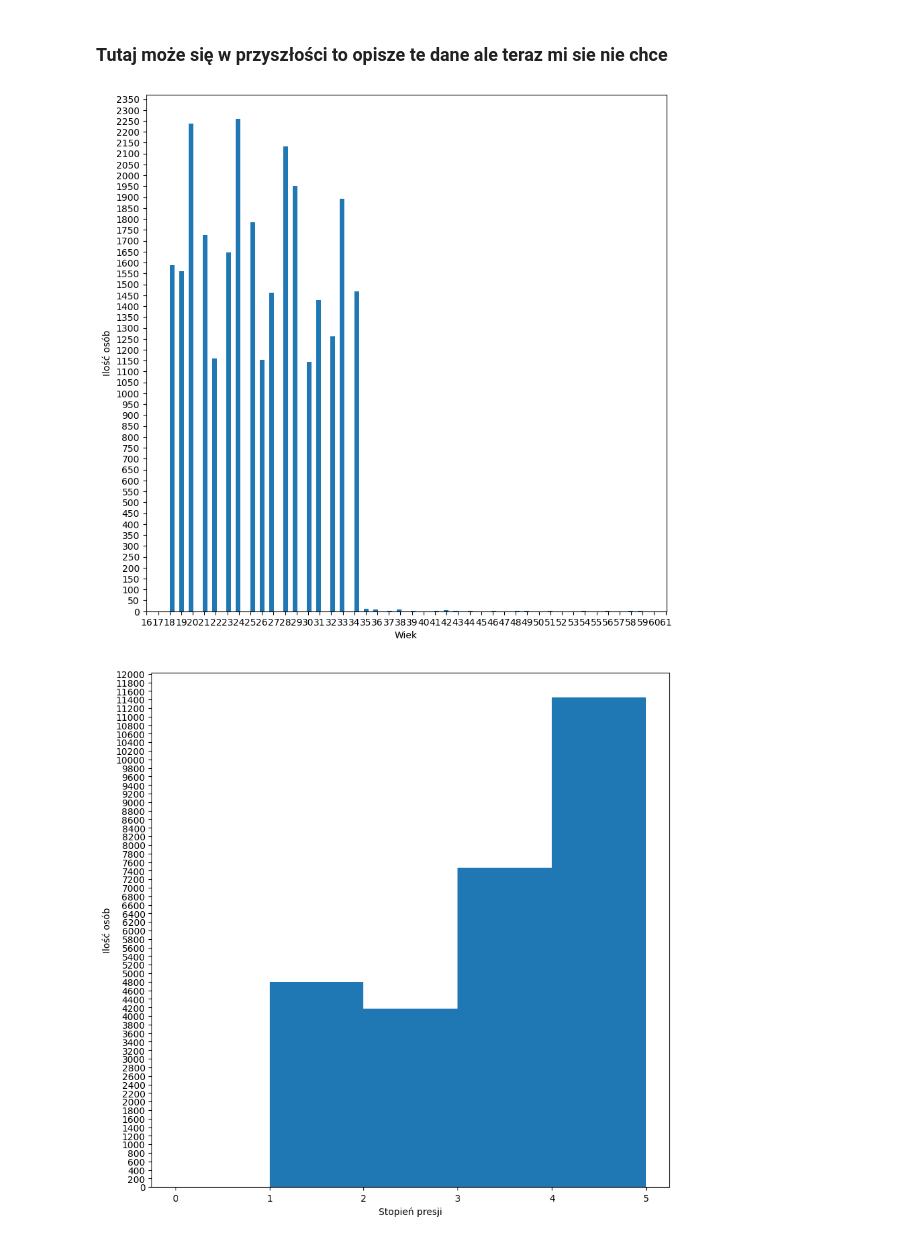
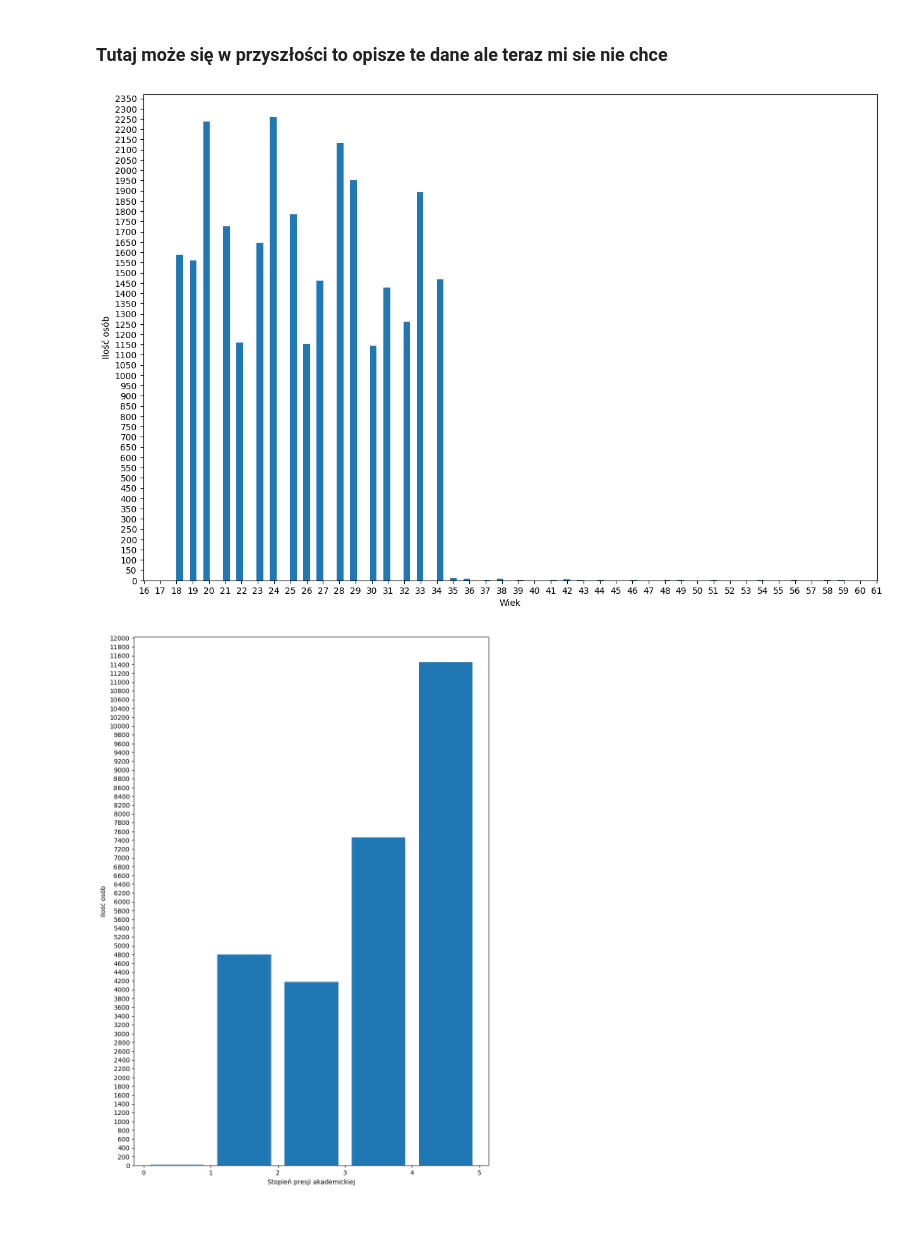
Before and after one commit to Suleyyy/ML_Depresja, a Jupyter notebook: Klasyfikacja_depresji.ipynb, the cells around one changed output. Saved outputs shown, nothing was run; the diff lists cells and outputs as text; code cells hidden in the pictures.

Commit message:
more charts

```diff
--- a/Klasyfikacja_depresji.ipynb
+++ b/Klasyfikacja_depresji.ipynb
@@ -85,20 +85,20 @@ data.describe(include='object')
 <h3>Tutaj może się w przyszłości to opisze te dane ale teraz mi sie nie chce
 # %%
 
-plt.figure(figsize=(10,10))
+plt.figure(figsize=(15,10))
 plt.hist(data['Age'], bins=100)
 plt.ylabel('Ilość osób')
 plt.xlabel('Wiek')
 plt.locator_params('both', nbins=50)
 # %% [output]
-[figure, old version]
+[figure, new version]
 # %%
 
-plt.figure(figsize=(10,10))
-plt.hist(data['Academic Pressure'], bins=5)
+plt.figure(figsize=(10,15))
+plt.hist(data['Academic Pressure'], bins=5, rwidth=0.8)
 plt.ylabel('Ilość osób')
-plt.xlabel('Stopień presji')
+plt.xlabel('Stopień presji akademickiej')
 plt.locator_params('x', nbins=10)
 plt.locator_params('y', nbins=100)
 # %% [output]
-[figure, old version]
+[figure, new version]
```
Also changed, not shown: parts of 4 cells of this notebook.
